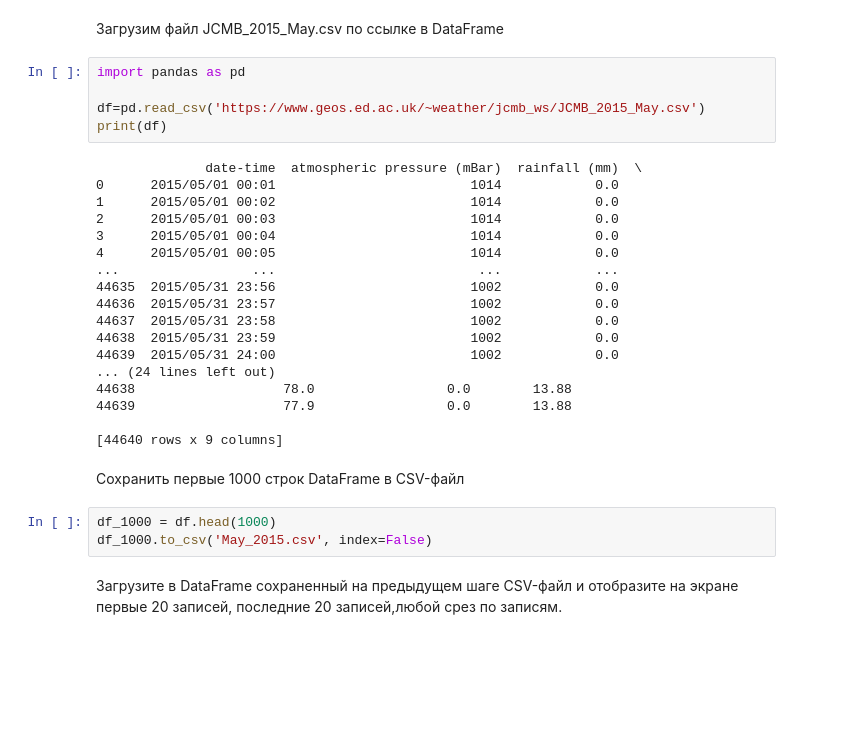
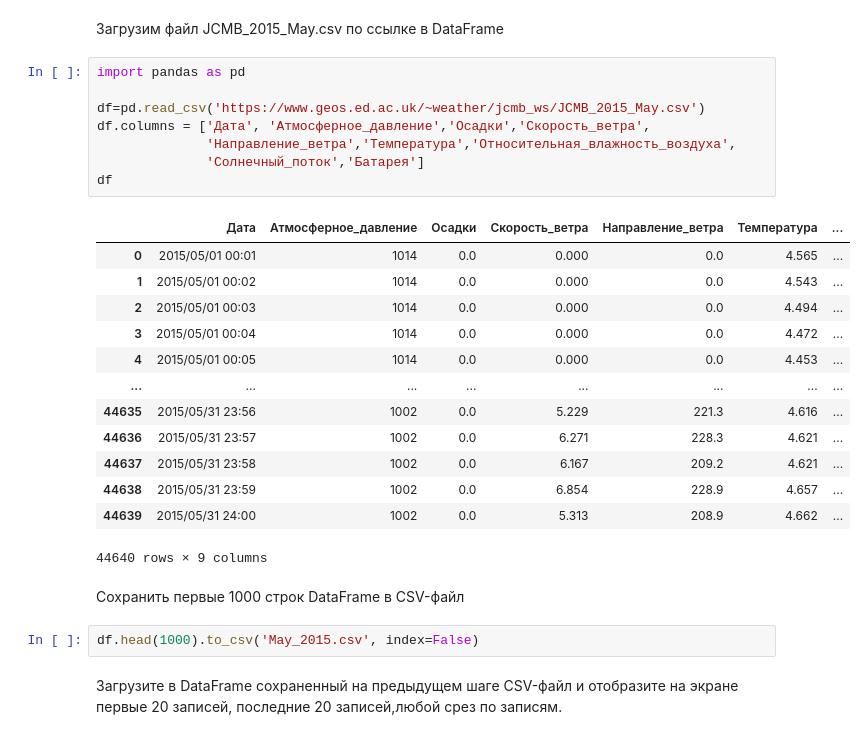
Before and after one commit to J1wZ/python_ml, a Jupyter notebook: дз-08-11/Pandas.ipynb, the cells around one changed output. Saved outputs shown, nothing was run; the diff lists cells and outputs as text; blank space fills up the shorter version.

```diff
--- a/дз-08-11/Pandas.ipynb
+++ b/дз-08-11/Pandas.ipynb
@@ -3,31 +3,29 @@
 # %%
 import pandas as pd
 
 df=pd.read_csv('https://www.geos.ed.ac.uk/~weather/jcmb_ws/JCMB_2015_May.csv')
-print(df)
+df.columns = ['Дата', 'Атмосферное_давление','Осадки','Скорость_ветра',
+              'Направление_ветра','Температура','Относительная_влажность_воздуха',
+              'Солнечный_поток','Батарея']
+df
 # %% [output]
+|  | Дата | Атмосферное_давление | Осадки | Скорость_ветра | Направление_ветра | Температура | ... |
+| 0 | 2015/05/01 00:01 | 1014 | 0.0 | 0.000 | 0.0 | 4.565 | ... |
+| 1 | 2015/05/01 00:02 | 1014 | 0.0 | 0.000 | 0.0 | 4.543 | ... |
+| 2 | 2015/05/01 00:03 | 1014 | 0.0 | 0.000 | 0.0 | 4.494 | ... |
+| 3 | 2015/05/01 00:04 | 1014 | 0.0 | 0.000 | 0.0 | 4.472 | ... |
+| 4 | 2015/05/01 00:05 | 1014 | 0.0 | 0.000 | 0.0 | 4.453 | ... |
+| ... | ... | ... | ... | ... | ... | ... | ... |
+| 44635 | 2015/05/31 23:56 | 1002 | 0.0 | 5.229 | 221.3 | 4.616 | ... |
+| 44636 | 2015/05/31 23:57 | 1002 | 0.0 | 6.271 | 228.3 | 4.621 | ... |
+| 44637 | 2015/05/31 23:58 | 1002 | 0.0 | 6.167 | 209.2 | 4.621 | ... |
+| 44638 | 2015/05/31 23:59 | 1002 | 0.0 | 6.854 | 228.9 | 4.657 | ... |
+| 44639 | 2015/05/31 24:00 | 1002 | 0.0 | 5.313 | 208.9 | 4.662 | ... |
-              date-time  atmospheric pressure (mBar)  rainfall (mm)  \
-0      2015/05/01 00:01                         1014            0.0
-1      2015/05/01 00:02                         1014            0.0
-2      2015/05/01 00:03                         1014            0.0
-3      2015/05/01 00:04                         1014            0.0
-4      2015/05/01 00:05                         1014            0.0
-...                 ...                          ...            ...
-44635  2015/05/31 23:56                         1002            0.0
-44636  2015/05/31 23:57                         1002            0.0
-44637  2015/05/31 23:58                         1002            0.0
-44638  2015/05/31 23:59                         1002            0.0
-44639  2015/05/31 24:00                         1002            0.0
-... (24 lines left out)
-44638                   78.0                 0.0        13.88
-44639                   77.9                 0.0        13.88
-
-[44640 rows x 9 columns]
+44640 rows × 9 columns
 # %% [markdown]
 Сохранить первые 1000 строк DataFrame в CSV-файл
 # %%
-df_1000 = df.head(1000)
-df_1000.to_csv('May_2015.csv', index=False)
+df.head(1000).to_csv('May_2015.csv', index=False)
 # %% [markdown]
 Загрузите в DataFrame сохраненный на предыдущем шаге CSV-файл и отобразите на экране первые 20 записей, последние 20 записей,любой срез по записям.
 # %%
```
Also changed, not shown: parts of 7 cells of this notebook, 17 other files.
